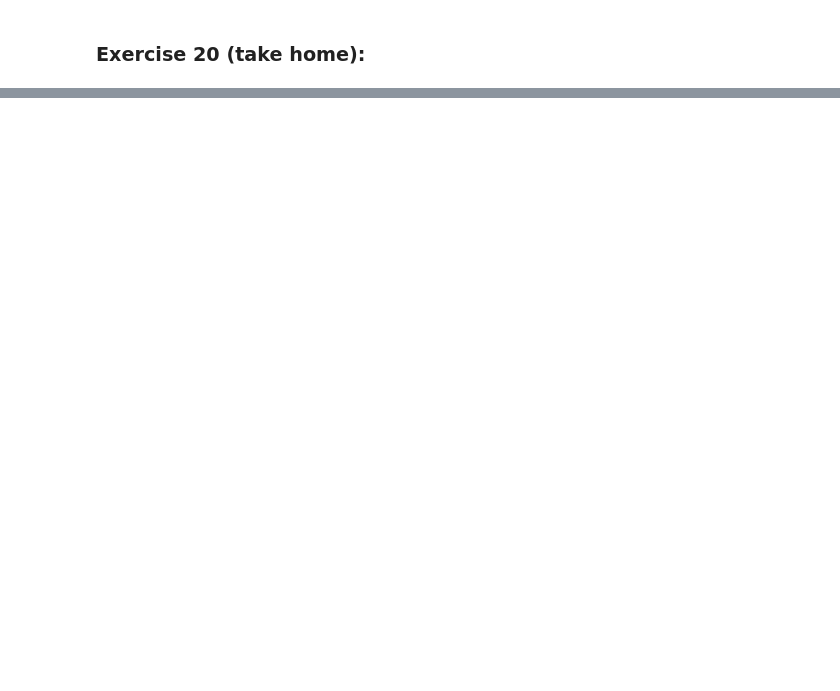
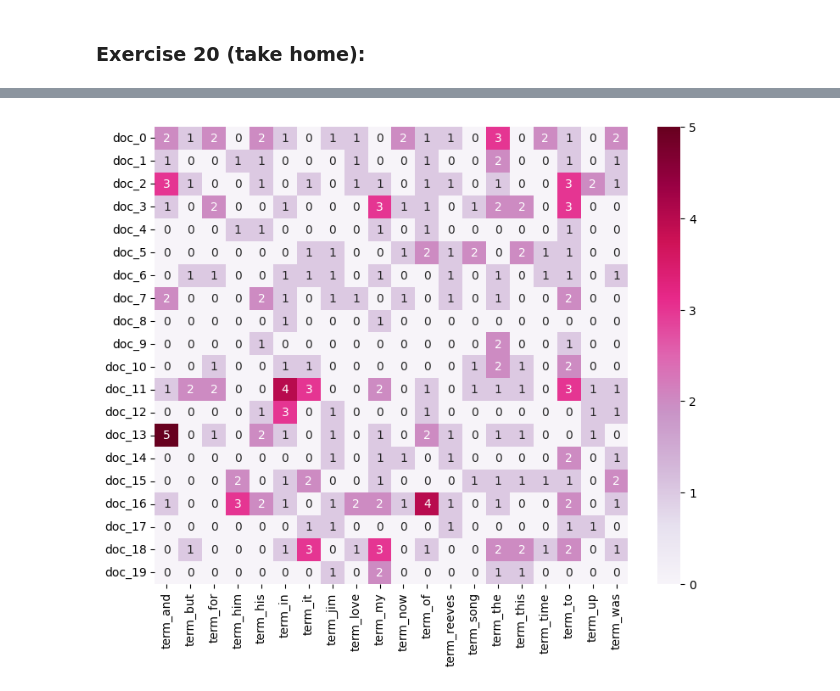
Before and after one commit to ryonaya/DM2024-Lab1-Homework, a Jupyter notebook: DM2024-Lab1-Homework.ipynb, the cells around one changed output, grey strips where cells are left out. Cells and saved outputs as stored; diff of their text form; code cells hidden in the pictures; blank space fills up the shorter version.

```diff
--- a/DM2024-Lab1-Homework.ipynb
+++ b/DM2024-Lab1-Homework.ipynb
@@ -378,0 +530,17 @@ X[0:9]
+# %%
+# Heatmap (take-home version)
+my_count_vect = CountVectorizer(max_features = 20)
+my_X_counts = my_count_vect.fit_transform(new_X.comment[0:20])
+
+plot_x = ["term_"+str(i) for i in my_count_vect.get_feature_names_out()]
+plot_y = ["doc_"+ str(i) for i in list(new_X.index)[0:20]]
+plot_z = my_X_counts[0:20, 0:20].toarray()
+
+df_todraw = pd.DataFrame(plot_z, columns = plot_x, index = plot_y)
+top_freq_value = df_todraw.values.max()
+plt.subplots(figsize=(9, 7))
+ax = sns.heatmap(df_todraw,
+                 cmap="PuRd",
+                 vmin=0, vmax=top_freq_value, annot=True)
+# %% [output]
+[figure, added]
```
Also changed, not shown: parts of 45 cells of this notebook, 4 other files.
